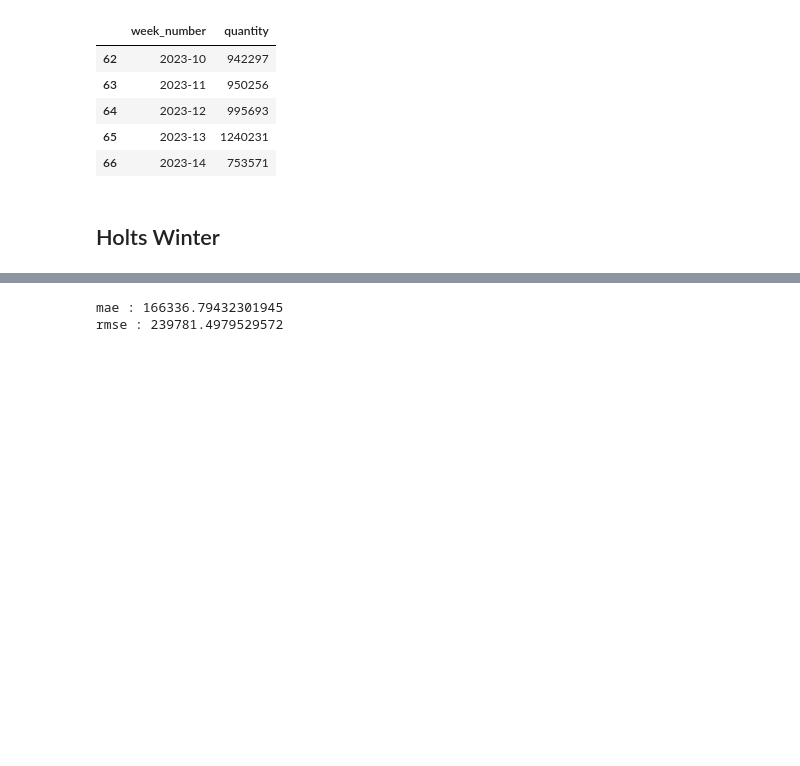
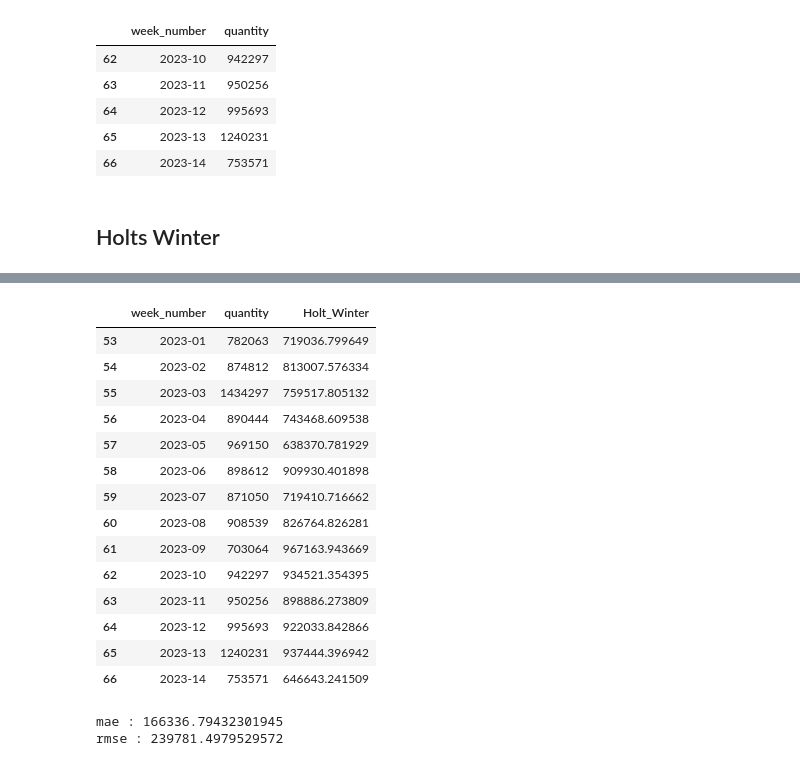
Before and after one commit to Azrieldr/Azrieldr-final-project, a Jupyter notebook: Time Series forecast.ipynb, the cells around one changed output, grey strips where cells are left out. Saved outputs shown, nothing was run; the diff lists cells and outputs as text; code cells hidden in the pictures; blank space fills up the shorter version.

```diff
--- a/Time Series forecast.ipynb
+++ b/Time Series forecast.ipynb
@@ -235,3 +237,21 @@ plt.show()
+# %%
+y_hat_avg
+# %% [output]
+|  | week_number | quantity | Holt_Winter |
+| 53 | 2023-01 | 782063 | 719036.799649 |
+| 54 | 2023-02 | 874812 | 813007.576334 |
+| 55 | 2023-03 | 1434297 | 759517.805132 |
+| 56 | 2023-04 | 890444 | 743468.609538 |
+| 57 | 2023-05 | 969150 | 638370.781929 |
+| 58 | 2023-06 | 898612 | 909930.401898 |
+| 59 | 2023-07 | 871050 | 719410.716662 |
+| 60 | 2023-08 | 908539 | 826764.826281 |
+| 61 | 2023-09 | 703064 | 967163.943669 |
+| 62 | 2023-10 | 942297 | 934521.354395 |
+| 63 | 2023-11 | 950256 | 898886.273809 |
+| 64 | 2023-12 | 995693 | 922033.842866 |
+| 65 | 2023-13 | 1240231 | 937444.396942 |
+| 66 | 2023-14 | 753571 | 646643.241509 |
 # %%
 print("mae :", mean_absolute_error(test.quantity, y_hat_avg.Holt_Winter))
 print("rmse :", sqrt(mean_squared_error(test.quantity, y_hat_avg.Holt_Winter)))
```
Also changed, not shown: parts of 5 cells of this notebook.
